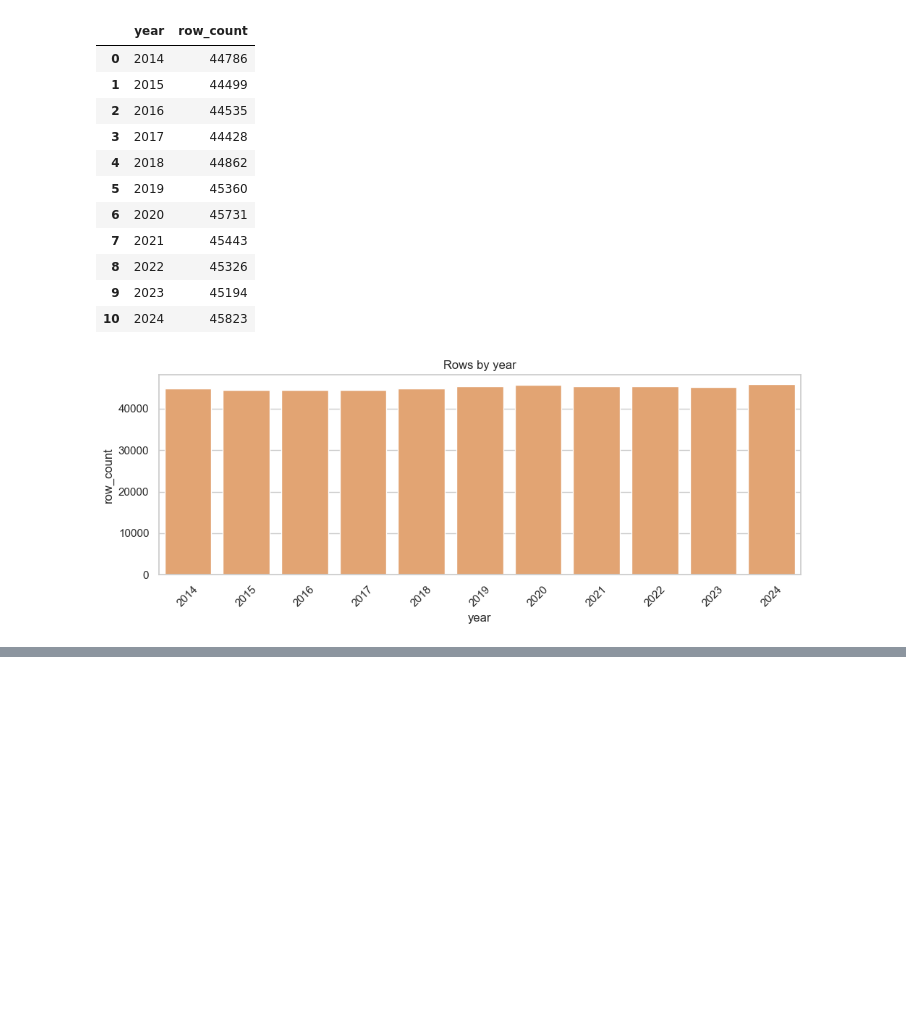
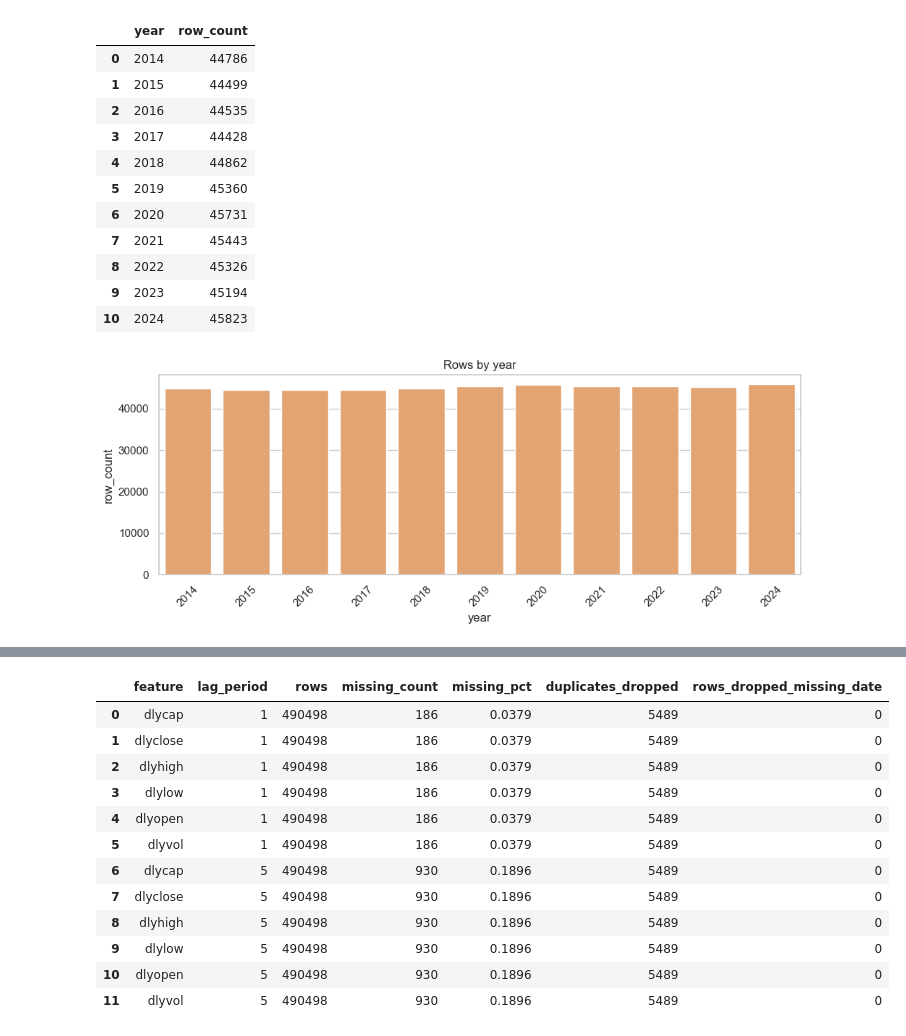
Before and after one commit to B2003R/FA-Project, a Jupyter notebook: EDA_CRSP.ipynb, the cells around one changed output, grey strips where cells are left out. Cells and saved outputs as stored; diff of their text form; code cells hidden in the pictures; blank space fills up the shorter version.

```diff
--- a/EDA_CRSP.ipynb
+++ b/EDA_CRSP.ipynb
@@ -28,8 +28,8 @@ print("Libraries loaded.")
 Libraries loaded.
 # %%
 # Config
-DATA_PATH = Path("H:\\My Drive\\Project\\FA Project\\crsp_v2_2014_2024.csv")
-OUTPUT_DIR = Path("eda_outputs")
+DATA_PATH = Path("H:\\My Drive\\Project\\FA Project\\Data\\Raw Data\\crsp_v2_2014_2024.csv")
+OUTPUT_DIR = Path("H:\\My Drive\\Project\\FA Project\\Data\\eda_outputs")
 OUTPUT_DIR.mkdir(parents=True, exist_ok=True)
 
 # Set SAMPLE_N = None to use full data.
@@ -349,0 +410,62 @@ Saved outputs:
+# %%
+# Company-wise raw lag features (1, 5, 10, 21 trading days)
+LAG_PERIODS = [1, 5, 10, 21]
+LAG_COLUMNS = ["dlyopen", "dlyhigh", "dlylow", "dlyclose", "dlyvol", "dlycap"]
+
+required_cols = {"permco", "dlycaldt", *LAG_COLUMNS}
+missing_required = sorted(c for c in required_cols if c not in df_model.columns)
+if missing_required:
+    raise KeyError(f"Missing required columns for lag creation: {missing_required}")
+
+lag_base = df_model.copy()
+lag_base["dlycaldt"] = pd.to_datetime(lag_base["dlycaldt"], errors="coerce")
+
+rows_before = len(lag_base)
+lag_base = lag_base.dropna(subset=["dlycaldt"]).copy()
+rows_after_drop_na_date = len(lag_base)
+
+dup_mask = lag_base.duplicated(subset=["permco", "dlycaldt"], keep="first")
+duplicates_dropped = int(dup_mask.sum())
+if duplicates_dropped > 0:
+    lag_base = lag_base.loc[~dup_mask].copy()
+
+lag_base = lag_base.sort_values(["permco", "dlycaldt"]).reset_index(drop=True)
+
+report_rows = []
+created_lag_cols = []
+
+for col in LAG_COLUMNS:
+    grouped_series = lag_base.groupby("permco")[col]
+    for lag in LAG_PERIODS:
+        lag_col = f"lag{lag}_{col}"
+        lag_base[lag_col] = grouped_series.shift(lag)
+        created_lag_cols.append(lag_col)
+
+        missing_count = int(lag_base[lag_col].isna().sum())
+        report_rows.append(
+            {
+                "feature": col,
+                "lag_period": lag,
+                "rows": int(len(lag_base)),
+                "missing_count": missing_count,
+                "missing_pct": round(missing_count / len(lag_base) * 100, 4) if len(lag_base) else np.nan,
+                "duplicates_dropped": duplicates_dropped,
+                "rows_dropped_missing_date": int(rows_before - rows_after_drop_na_date),
+            }
+        )
+
+lag_feature_report = pd.DataFrame(report_rows).sort_values(["lag_period", "feature"]).reset_index(drop=True)
+lag_feature_report.to_csv(OUTPUT_DIR / "lag_feature_creation_report.csv", index=False)
+
+# Push lagged frame back into modeling objects used by downstream cells.
+df_model = lag_base
+df = df_model
+
+print(f"Rows before date-filter: {rows_before:,}")
+print(f"Rows dropped due to missing dlycaldt: {rows_before - rows_after_drop_na_date:,}")
+print(f"Rows dropped due to permco+dlycaldt duplicates: {duplicates_dropped:,}")
+print(f"Rows after lag prep: {len(df_model):,}")
+print(f"Lag columns created: {len(created_lag_cols)}")
+print("Lag report saved to lag_feature_creation_report.csv")
+display(lag_feature_report.head(12))
+# %% [output]
@@ -349,0 +478,13 @@ Saved outputs:
+|  | feature | lag_period | rows | missing_count | missing_pct | duplicates_dropped | rows_dropped_missing_date |
+| 0 | dlycap | 1 | 490498 | 186 | 0.0379 | 5489 | 0 |
+| 1 | dlyclose | 1 | 490498 | 186 | 0.0379 | 5489 | 0 |
+| 2 | dlyhigh | 1 | 490498 | 186 | 0.0379 | 5489 | 0 |
+| 3 | dlylow | 1 | 490498 | 186 | 0.0379 | 5489 | 0 |
+| 4 | dlyopen | 1 | 490498 | 186 | 0.0379 | 5489 | 0 |
+| 5 | dlyvol | 1 | 490498 | 186 | 0.0379 | 5489 | 0 |
+| 6 | dlycap | 5 | 490498 | 930 | 0.1896 | 5489 | 0 |
+| 7 | dlyclose | 5 | 490498 | 930 | 0.1896 | 5489 | 0 |
+| 8 | dlyhigh | 5 | 490498 | 930 | 0.1896 | 5489 | 0 |
+| 9 | dlylow | 5 | 490498 | 930 | 0.1896 | 5489 | 0 |
+| 10 | dlyopen | 5 | 490498 | 930 | 0.1896 | 5489 | 0 |
+| 11 | dlyvol | 5 | 490498 | 930 | 0.1896 | 5489 | 0 |
```
Also changed, not shown: parts of 18 cells of this notebook, 1 other file.
